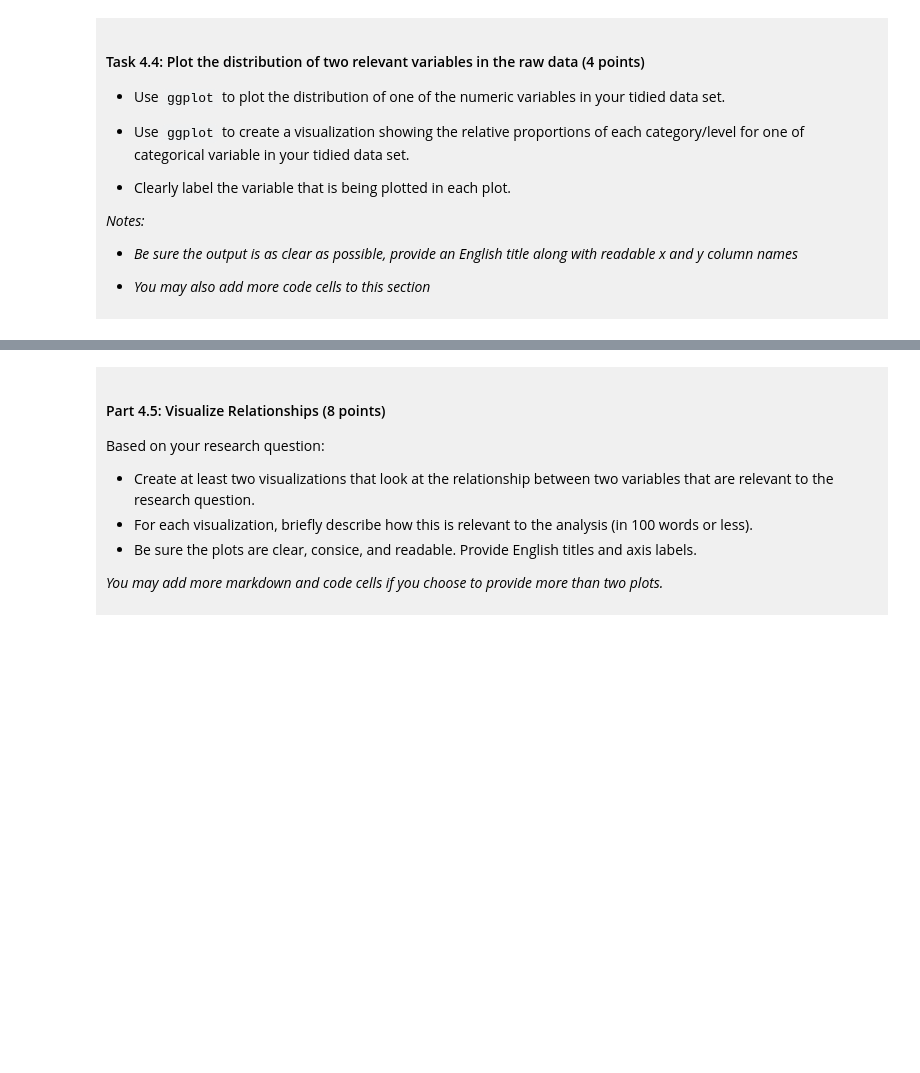
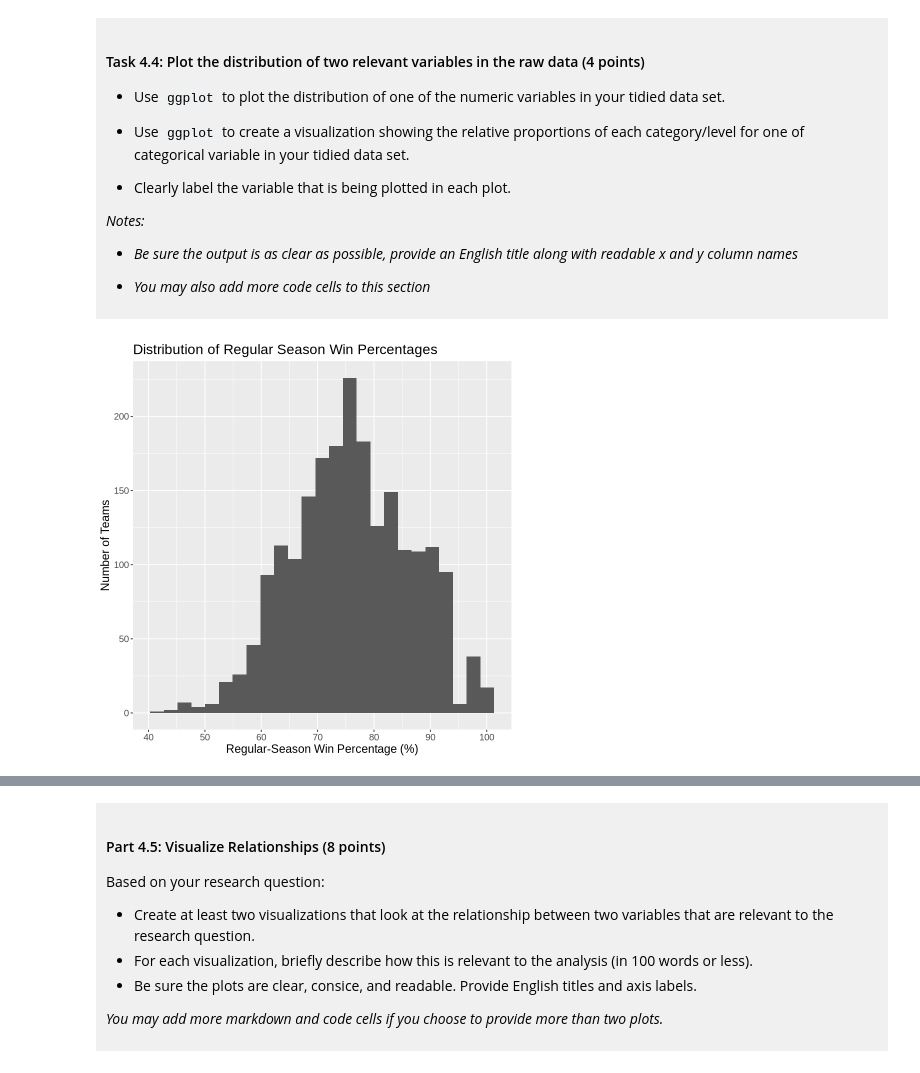
Before and after one commit to bennet2021/dsci-100-project-Bennett-Lu, a Jupyter notebook: dsci-100-project-notebook.ipynb, the cells around one changed output, grey strips where cells are left out. Drawn from its saved outputs; the diff is of its cells as text; code cells hidden in the pictures; blank space fills up the shorter version.

```diff
--- a/dsci-100-project-notebook.ipynb
+++ b/dsci-100-project-notebook.ipynb
@@ -223,7 +223,6 @@ Produce a tidy data set that could be used to answer your research question usin
 # %%
 basketball_tidy <- basketball_data |>
     select(reg_wins_pct, seed, tourney_finish) |>
-    drop_na() |> # Remove rows with missing values
     mutate(tourney_finish = as_factor(tourney_finish)) # Convert the target variable into a categorical variable
 
 # Show the first 6 rows
@@ -305,4 +344,13 @@ You will refine your research question (if needed) and produce a tidy data set.
 
 </div>
 # %%
-### EDIT THIS CODE CELL FOR PLOT 1 ###
+basketball_tidy |>
+ggplot(aes(x=reg_wins_pct))+
+geom_histogram(bins=25)+
+scale_x_continuous(breaks = seq(40, 100, by = 10))+
+labs(title="Distribution of Regular Season Win Percentages",
+     x="Regular-Season Win Percentage (%)",
+     y="Number of Teams")+
+theme(text = element_text(size = 14))
+# %% [output]
+[figure, added]
```
Also changed, not shown: parts of 10 cells of this notebook.
